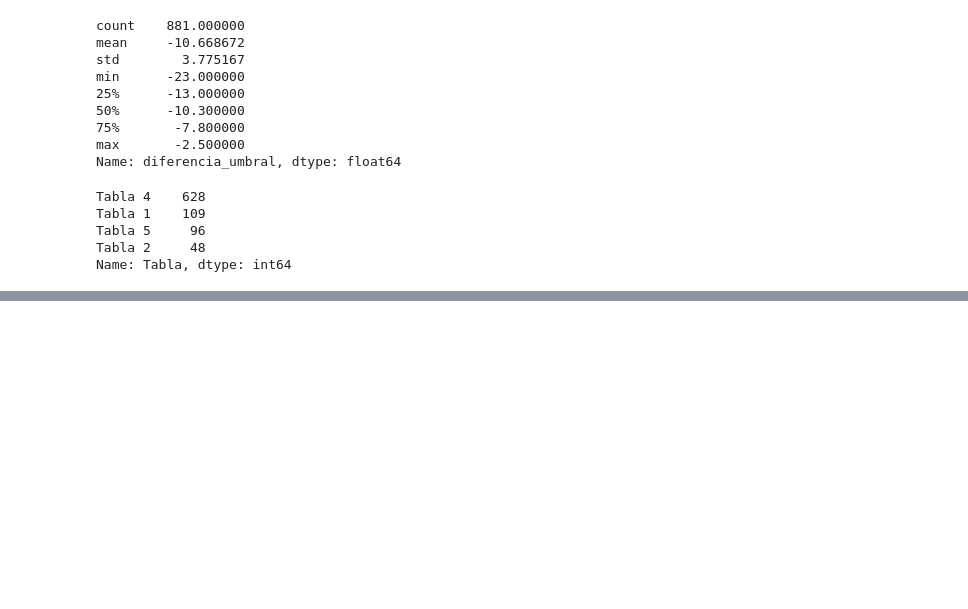
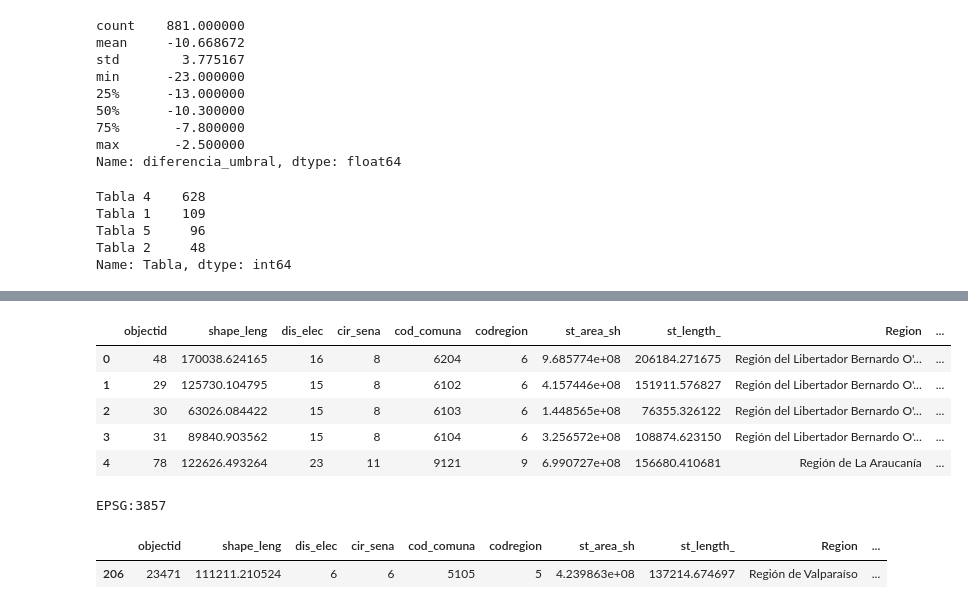
Before and after one commit to maticlein/proyectoCurso-vinf, a Jupyter notebook: ensayo_explicativo.ipynb, the cells around one changed output, grey strips where cells are left out. Cells and saved outputs as stored; diff of their text form; code cells hidden in the pictures; blank space fills up the shorter version.

```diff
--- a/ensayo_explicativo.ipynb
+++ b/ensayo_explicativo.ipynb
@@ -260,0 +284,10 @@ Name: Tabla, dtype: int64
+# %%
+comunas = gpd.read_file("./data/comunas/comunas.shp")
+comunas.head()
+# %% [output]
+|  | objectid | shape_leng | dis_elec | cir_sena | cod_comuna | codregion | st_area_sh | st_length_ | Region | ... |
+| 0 | 48 | 170038.624165 | 16 | 8 | 6204 | 6 | 9.685774e+08 | 206184.271675 | Región del Libertador Bernardo O'... | ... |
+| 1 | 29 | 125730.104795 | 15 | 8 | 6102 | 6 | 4.157446e+08 | 151911.576827 | Región del Libertador Bernardo O'... | ... |
+| 2 | 30 | 63026.084422 | 15 | 8 | 6103 | 6 | 1.448565e+08 | 76355.326122 | Región del Libertador Bernardo O'... | ... |
+| 3 | 31 | 89840.903562 | 15 | 8 | 6104 | 6 | 3.256572e+08 | 108874.623150 | Región del Libertador Bernardo O'... | ... |
+| 4 | 78 | 122626.493264 | 23 | 11 | 9121 | 9 | 6.990727e+08 | 156680.410681 | Región de La Araucanía | ... |
@@ -260,0 +296,8 @@ Name: Tabla, dtype: int64
+# %%
+print(puchuncavi.crs)
+puchuncavi = puchuncavi.to_crs(epsg=4326)
+puchuncavi
+# %% [output]
+EPSG:3857
+|  | objectid | shape_leng | dis_elec | cir_sena | cod_comuna | codregion | st_area_sh | st_length_ | Region | ... |
+| 206 | 23471 | 111211.210524 | 6 | 6 | 5105 | 5 | 4.239863e+08 | 137214.674697 | Región de Valparaíso | ... |
```
Also changed, not shown: parts of 18 cells of this notebook.
